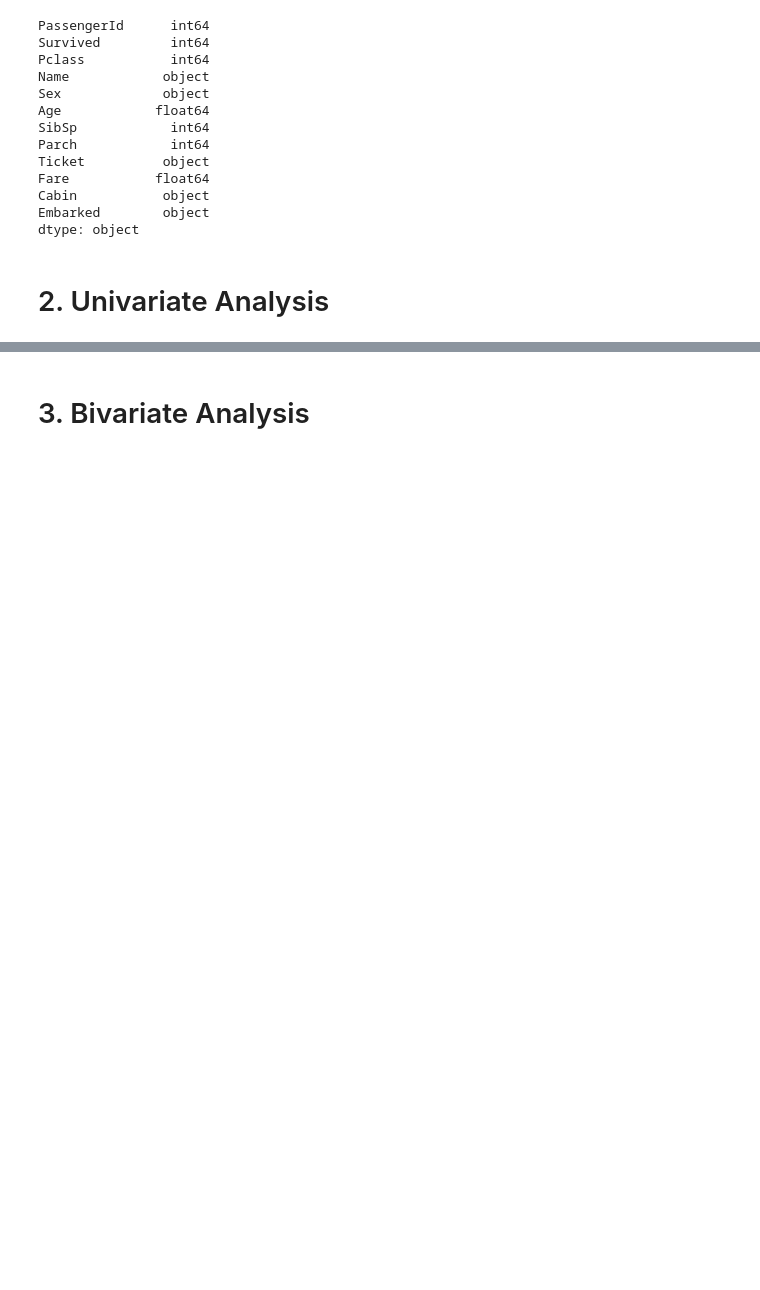
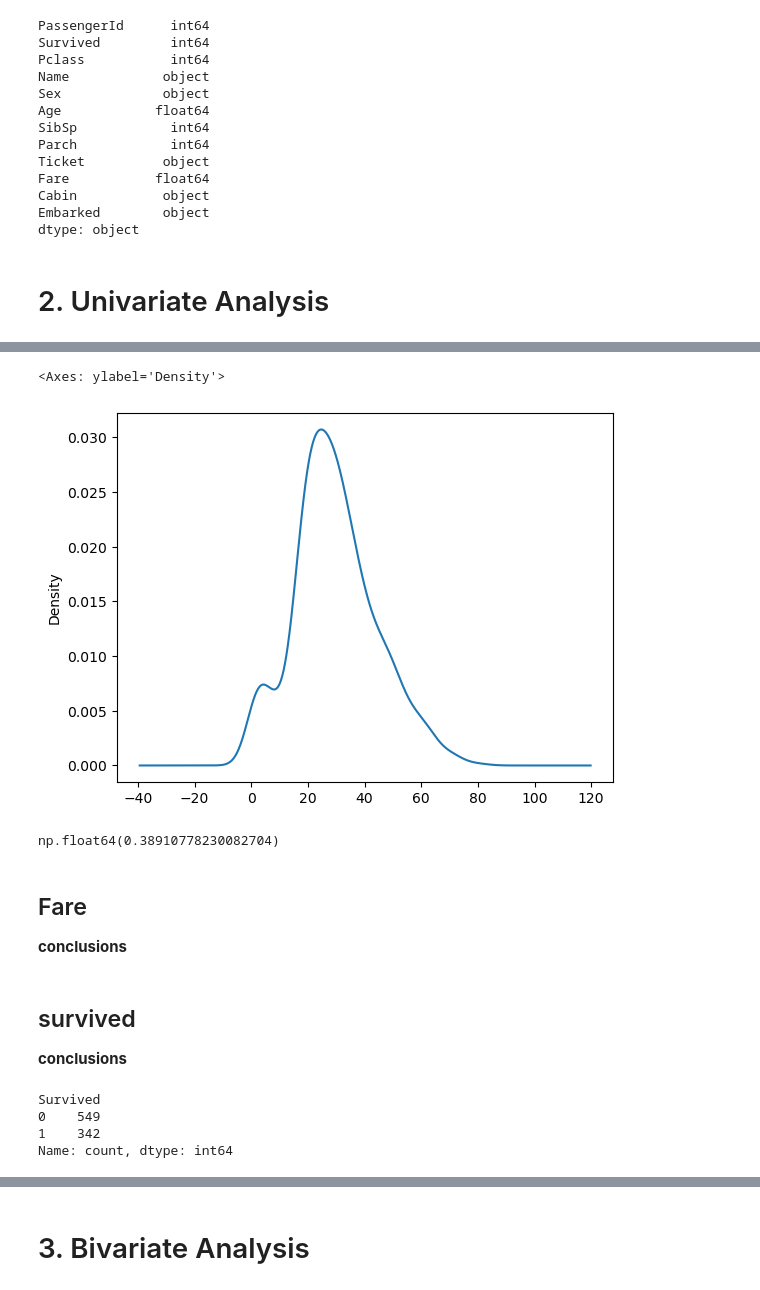
Before and after one commit to aya-alharazin/Titanic-Survival-Analysis, a Jupyter notebook: Titanic Survival Analysis 🧠📊.ipynb, the cells around one changed output, grey strips where cells are left out. Drawn from its saved outputs; the diff is of its cells as text; code cells hidden in the pictures; blank space fills up the shorter version.

```diff
--- a/Titanic Survival Analysis 🧠📊.ipynb
+++ b/Titanic Survival Analysis 🧠📊.ipynb
@@ -79,0 +88,22 @@ dtype: object
+# %%
+df['Age'].plot(kind = 'kde')
+# %% [output]
+<Axes: ylabel='Density'>
+[figure, added]
+# %%
+df['Age'].skew()
+# %% [output]
+np.float64(0.38910778230082704)
+# %% [markdown]
+## Fare
+**conclusions**
+# %% [markdown]
+## survived
+**conclusions**
+# %%
+df['Survived'].value_counts()
+# %% [output]
+Survived
+0    549
+1    342
+Name: count, dtype: int64
```
Also changed, not shown: parts of 11 cells of this notebook.
